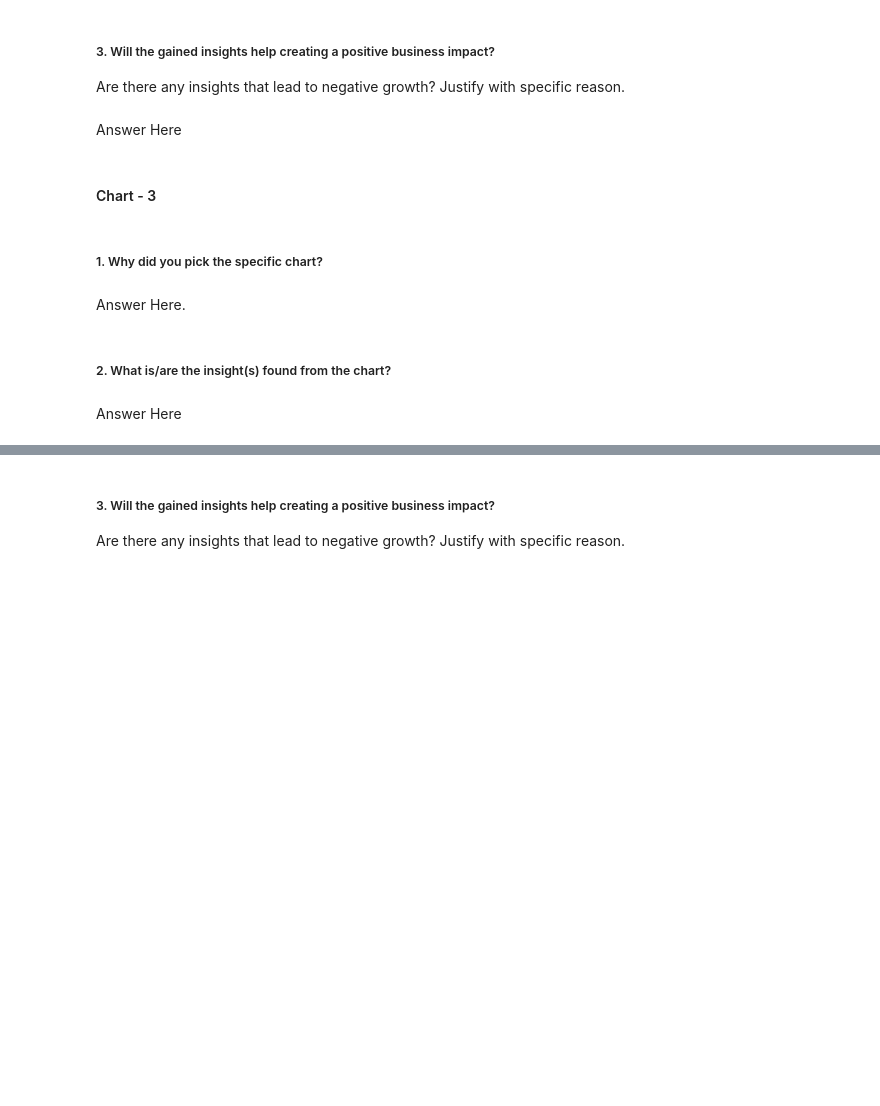
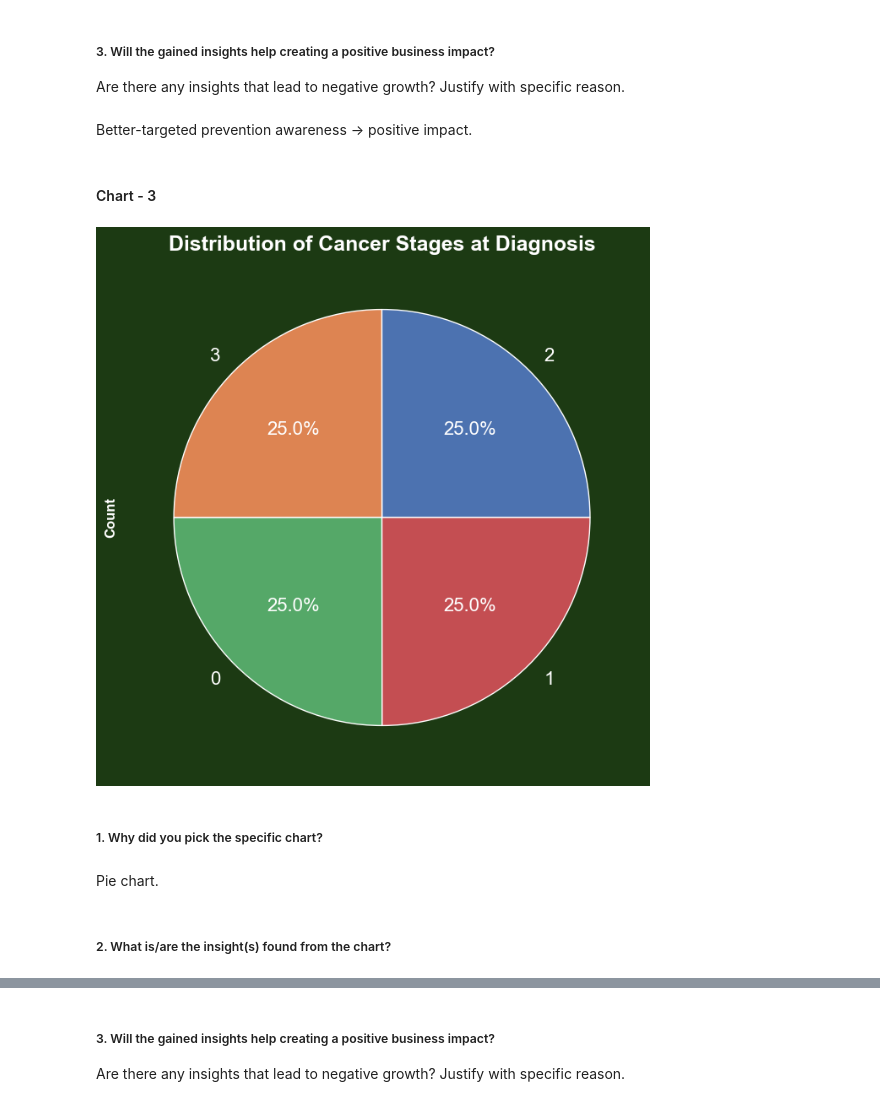
Before and after one commit to KushangShah/Lung-Cancer-Prediction, a Jupyter notebook: Lung Cancer - NoteBook.ipynb, the cells around one changed output, grey strips where cells are left out. Saved outputs shown, nothing was run; the diff lists cells and outputs as text; code cells hidden in the pictures; blank space fills up the shorter version.

```diff
--- a/Lung Cancer - NoteBook.ipynb
+++ b/Lung Cancer - NoteBook.ipynb
@@ -331,7 +575,7 @@ Answer Here
 # %% [markdown]
 ##### 3. Will the gained insights help creating a positive business impact?
 Are there any insights that lead to negative growth? Justify with specific reason.
-# %% [markdown]
-Answer Here
+# %% [markdown]
+Better-targeted prevention awareness → positive impact.
 # %% [markdown]
 #### Chart - 3
@@ -340,8 +582,16 @@ Answer Here
+# %%
+# Chart - 3 visualization code
+
+plt.figure(figsize=(15, 8))
+df['cancer_stage'].value_counts().plot(kind='pie', autopct='%1.1f%%', fontsize=16)
+plt.title("Distribution of Cancer Stages at Diagnosis", weight='bold', fontsize=18)
+plt.ylabel("Count", weight='bold')
+plt.show()
+# %% [output]
+[figure, added]
 # %% [markdown]
 ##### 1. Why did you pick the specific chart?
-# %% [markdown]
-Answer Here.
+# %% [markdown]
+Pie chart.
 # %% [markdown]
 ##### 2. What is/are the insight(s) found from the chart?
-# %% [markdown]
-Answer Here
```
Also changed, not shown: parts of 37 cells of this notebook.
